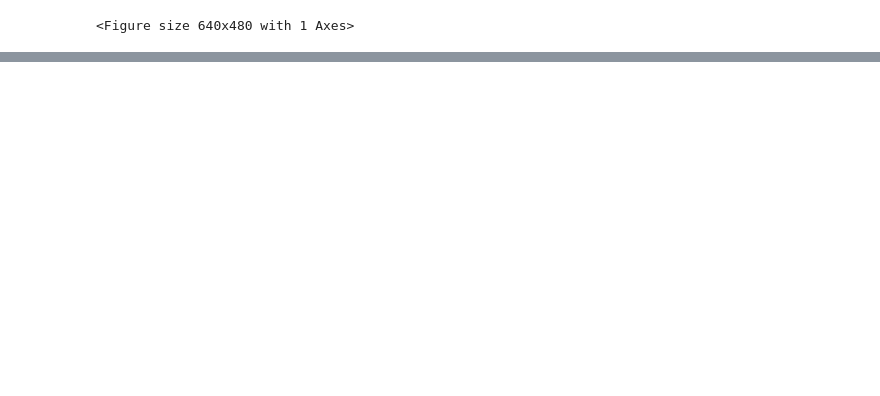
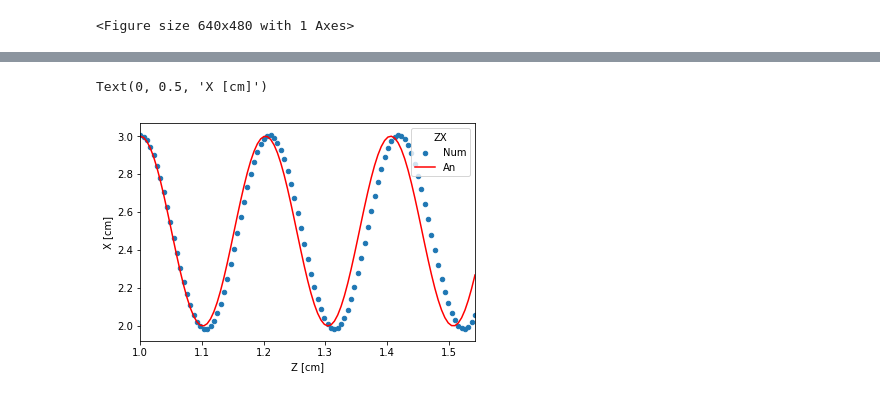
Before and after one commit to slava-bochk/ef_python, a Jupyter notebook: examples/single_particle_in_radial_electric_field/plot.ipynb, the cells around one changed output, grey strips where cells are left out. Saved outputs shown, nothing was run; the diff lists cells and outputs as text; code cells hidden in the pictures; blank space fills up the shorter version.

```diff
--- a/examples/single_particle_in_radial_electric_field/plot.ipynb
+++ b/examples/single_particle_in_radial_electric_field/plot.ipynb
@@ -176,0 +115,9 @@ main()
+# %%
+ax = df.plot.scatter(x='z', y='x', label="Num")
+ax.legend(title="ZX")
+df.plot('an_z', 'an_x', ax=ax, label="An", color='red')
+ax.set_xlabel('Z [cm]')
+ax.set_ylabel('X [cm]')
+# %% [output]
+Text(0, 0.5, 'X [cm]')
+[figure, added]
```
Also changed, not shown: parts of 8 cells of this notebook, 1 other file.
